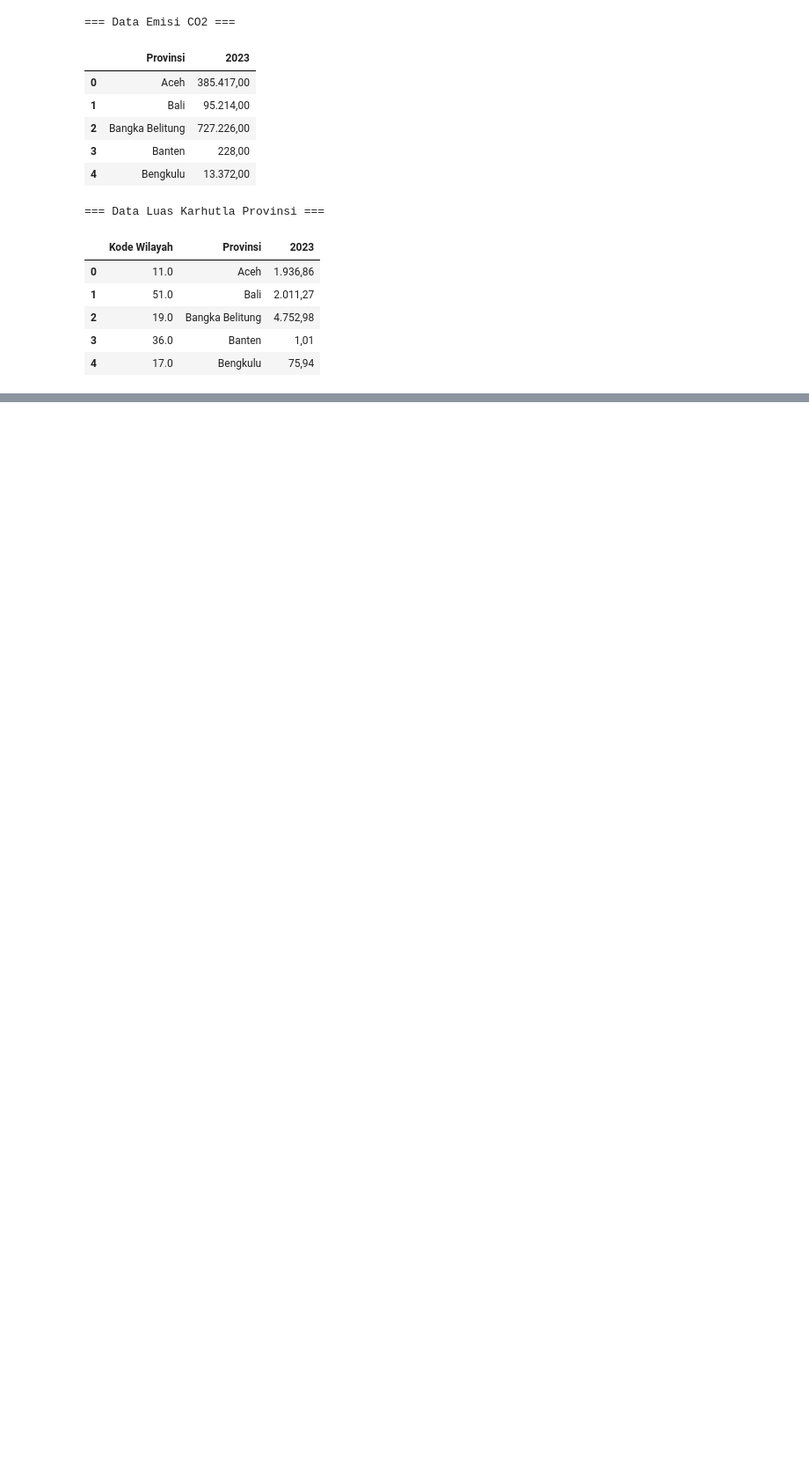
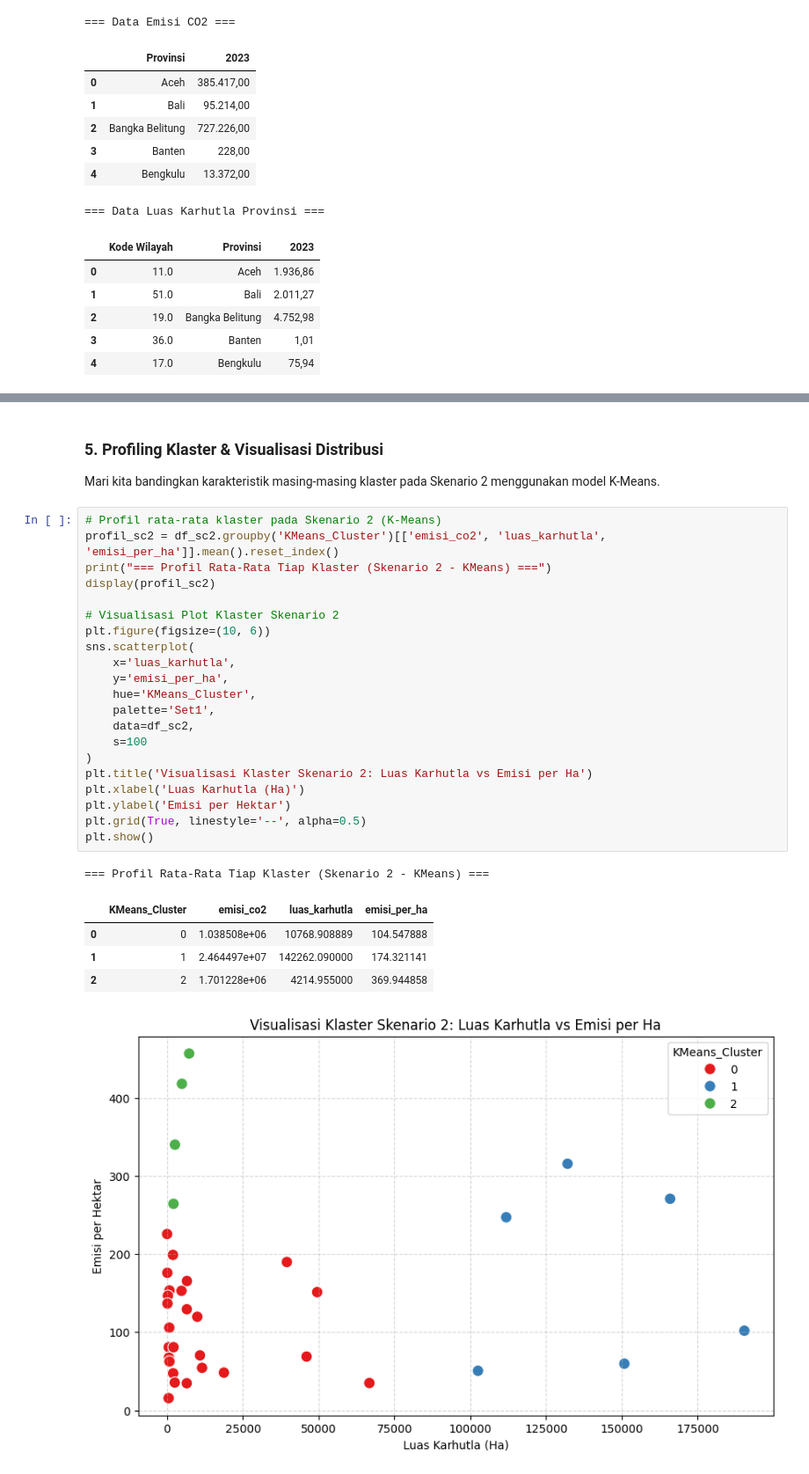
Before and after one commit to ImNotDanish05/2026_Pembelajaran-Mesin_TI-3A, a Jupyter notebook: Week_11/Main.ipynb, the cells around one changed output, grey strips where cells are left out. Shown at 88% size. Cells and saved outputs as stored; diff of their text form; blank space fills up the shorter version.

```diff
--- a/Week_11/Main.ipynb
+++ b/Week_11/Main.ipynb
@@ -34,0 +208,31 @@ display(df_karhutla.head())
+# %% [markdown]
+### 5. Profiling Klaster & Visualisasi Distribusi
+Mari kita bandingkan karakteristik masing-masing klaster pada Skenario 2 menggunakan model K-Means.
+# %%
+# Profil rata-rata klaster pada Skenario 2 (K-Means)
+profil_sc2 = df_sc2.groupby('KMeans_Cluster')[['emisi_co2', 'luas_karhutla', 'emisi_per_ha']].mean().reset_index()
+print("=== Profil Rata-Rata Tiap Klaster (Skenario 2 - KMeans) ===")
+display(profil_sc2)
+
+# Visualisasi Plot Klaster Skenario 2
+plt.figure(figsize=(10, 6))
+sns.scatterplot(
+    x='luas_karhutla',
+    y='emisi_per_ha',
+    hue='KMeans_Cluster',
+    palette='Set1',
+    data=df_sc2,
+    s=100
+)
+plt.title('Visualisasi Klaster Skenario 2: Luas Karhutla vs Emisi per Ha')
+plt.xlabel('Luas Karhutla (Ha)')
+plt.ylabel('Emisi per Hektar')
+plt.grid(True, linestyle='--', alpha=0.5)
+plt.show()
+# %% [output]
+=== Profil Rata-Rata Tiap Klaster (Skenario 2 - KMeans) ===
+|  | KMeans_Cluster | emisi_co2 | luas_karhutla | emisi_per_ha |
+| 0 | 0 | 1.038508e+06 | 10768.908889 | 104.547888 |
+| 1 | 1 | 2.464497e+07 | 142262.090000 | 174.321141 |
+| 2 | 2 | 1.701228e+06 | 4214.955000 | 369.944858 |
+[figure, added]
```
Also changed, not shown: parts of 10 cells of this notebook.
